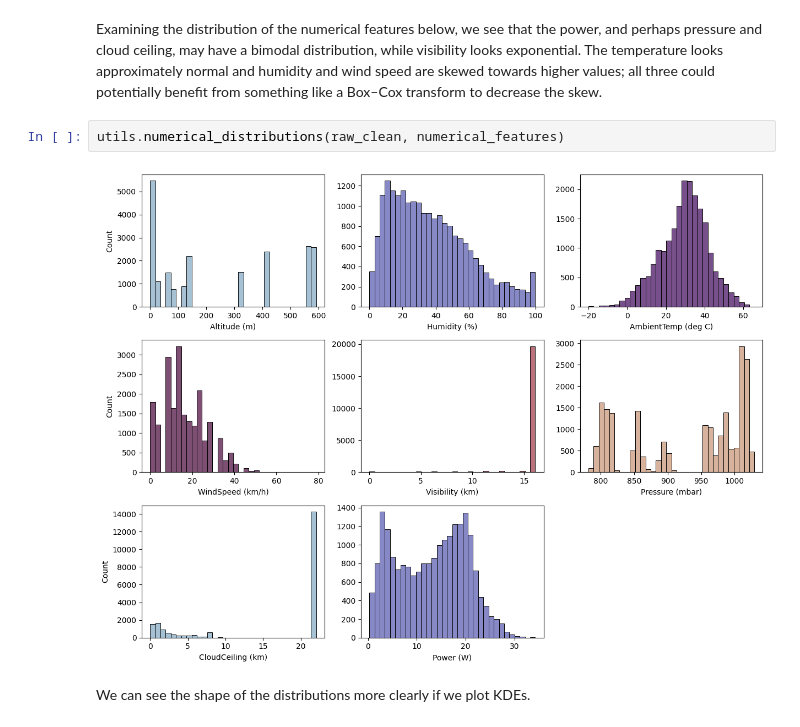
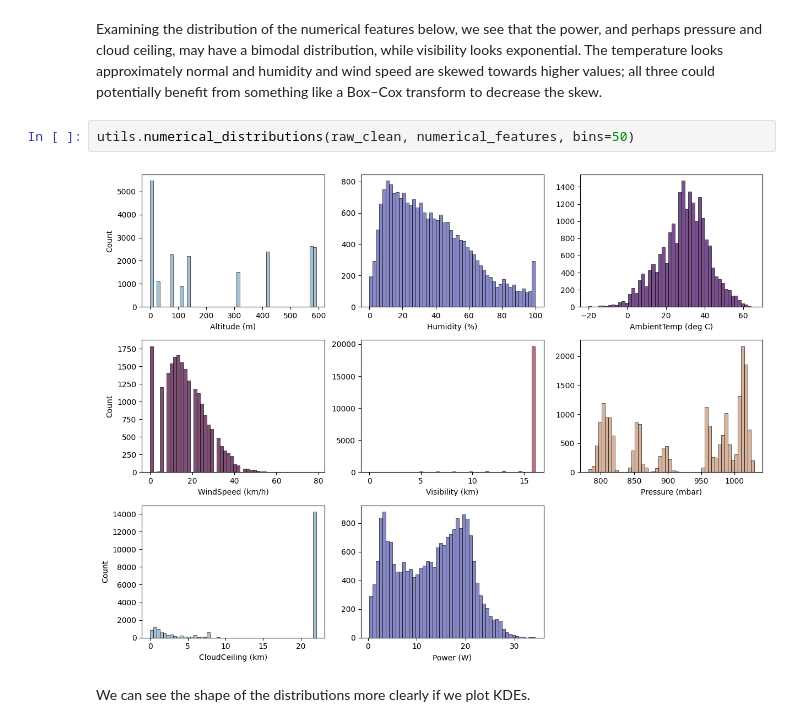
Before and after one commit to d-lazenby/solar-forecasting, a Jupyter notebook: eda_full.ipynb, the cells around one changed output. Drawn from its saved outputs; the diff is of its cells as text.

```diff
--- a/eda_full.ipynb
+++ b/eda_full.ipynb
@@ -99,9 +99,9 @@ utils.correlation_matrix(raw_clean[numerical_features])
 # %% [markdown]
 Examining the distribution of the numerical features below, we see that the power, and perhaps pressure and cloud ceiling, may have a bimodal distribution, while visibility looks exponential. The temperature looks approximately normal and humidity and wind speed are skewed towards higher values; all three could potentially benefit from something like a Box–Cox transform to decrease the skew.
 # %%
-utils.numerical_distributions(raw_clean, numerical_features)
+utils.numerical_distributions(raw_clean, numerical_features, bins=50)
 # %% [output]
-[figure, old version]
+[figure, new version]
 # %% [markdown]
 We can see the shape of the distributions more clearly if we plot KDEs.
 # %%
```
Also changed, not shown: parts of 8 cells of this notebook, 2 other files.
